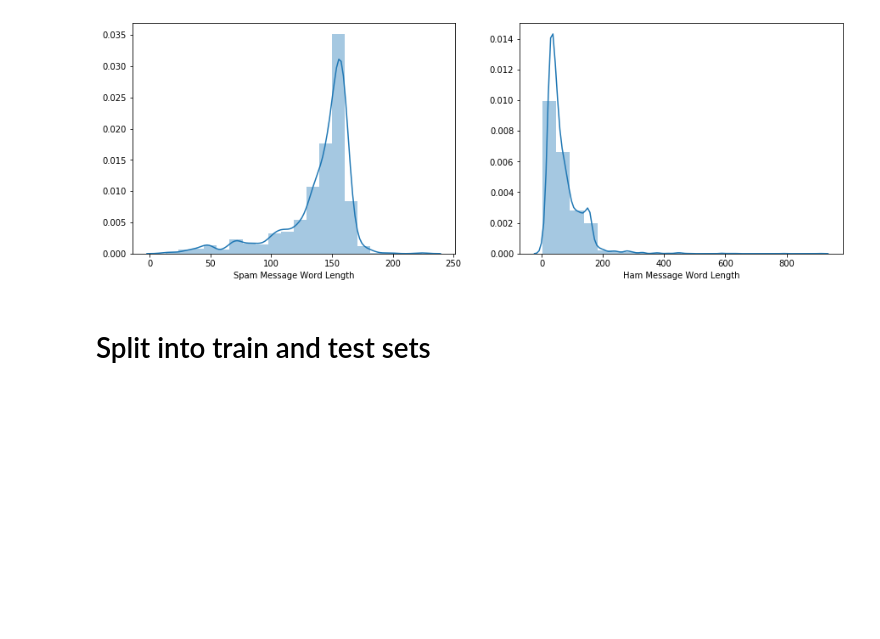
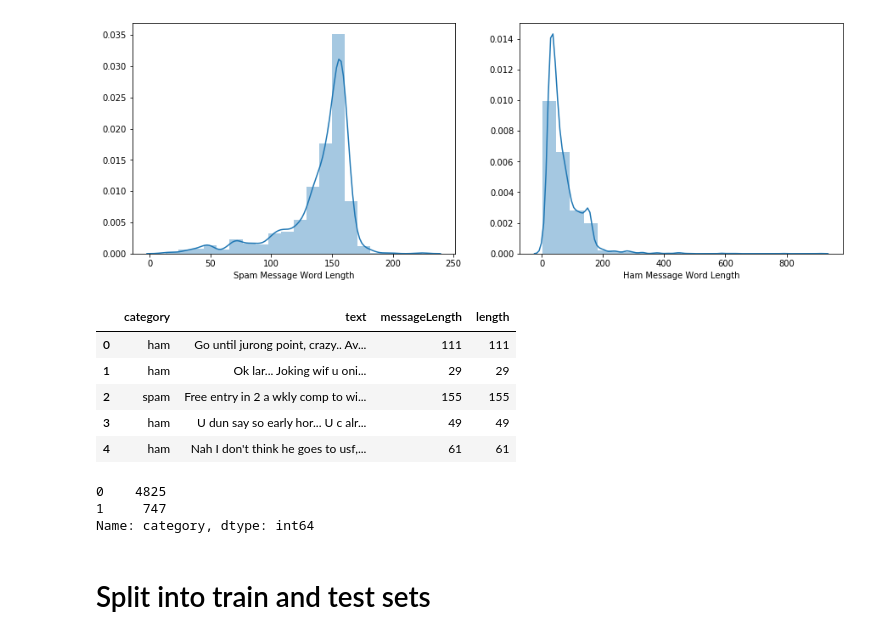
Before and after one commit to uabinf/nlp-fall-2019-project-tz_team, a Jupyter notebook: SpamDetection.ipynb, the cells around one changed output. Drawn from its saved outputs; the diff is of its cells as text; code cells hidden in the pictures; blank space fills up the shorter version.

```diff
--- a/SpamDetection.ipynb
+++ b/SpamDetection.ipynb
@@ -178,6 +169,24 @@ ax[1].set_xlabel("Ham Message Word Length")
 plt.show()
 # %% [output]
 [figure]
+# %%
+messages['length'] = messages['text'].apply(len)
+messages.head()
+# %% [output]
+|  | category | text | messageLength | length |
+| 0 | ham | Go until jurong point, crazy.. Av... | 111 | 111 |
+| 1 | ham | Ok lar... Joking wif u oni... | 29 | 29 |
+| 2 | spam | Free entry in 2 a wkly comp to wi... | 155 | 155 |
+| 3 | ham | U dun say so early hor... U c alr... | 49 | 49 |
+| 4 | ham | Nah I don't think he goes to usf,... | 61 | 61 |
+# %%
+# We can clearly see more negative cases than positive
+messages.category = messages.category.map({"ham":0, "spam":1})
+messages.category.value_counts()
+# %% [output]
+0    4825
+1     747
+Name: category, dtype: int64
 # %% [markdown]
 # Split into train and test sets
 # %%
```
Also changed, not shown: parts of 23 cells of this notebook.
